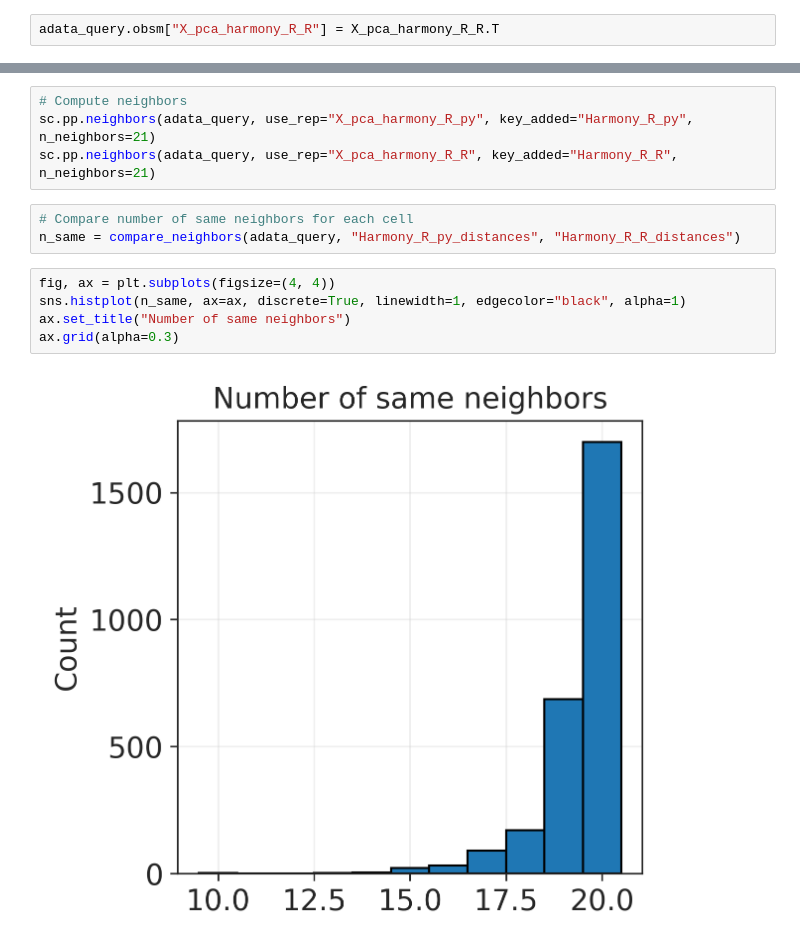
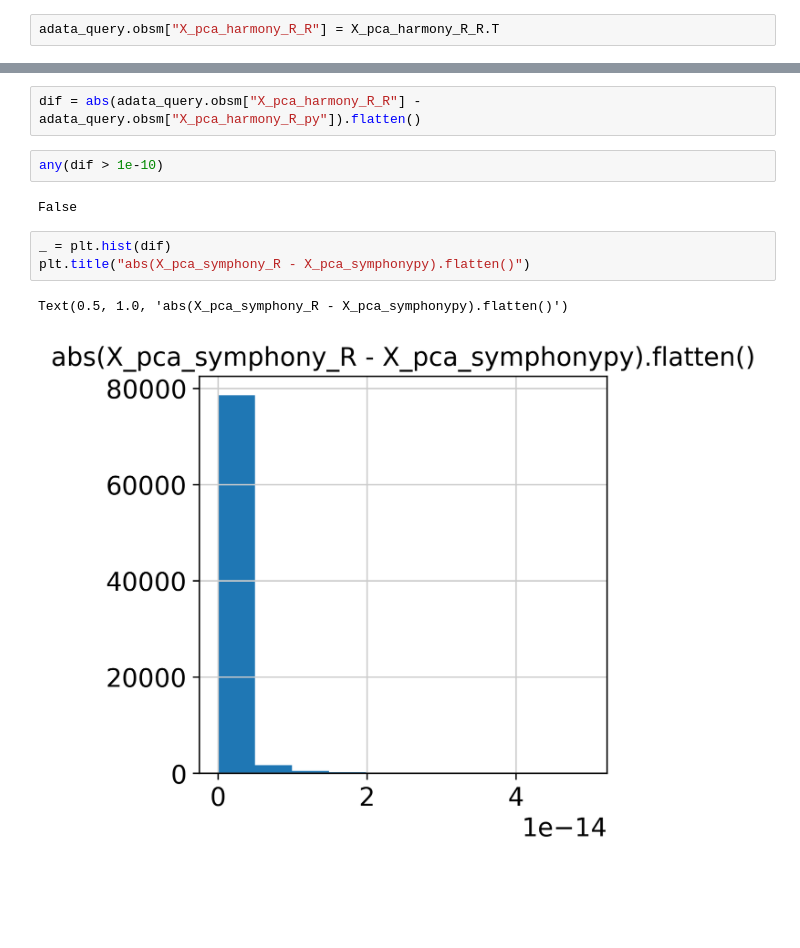
Before and after one commit to potulabe/symphonypy, a Jupyter notebook: benchmarking/Benchmarking_symphony.ipynb, the cells around one changed output, grey strips where cells are left out. Saved outputs shown, nothing was run; the diff lists cells and outputs as text; blank space fills up the shorter version.

```diff
--- a/benchmarking/Benchmarking_symphony.ipynb
+++ b/benchmarking/Benchmarking_symphony.ipynb
@@ -438,14 +308,12 @@ sc.pl.embedding(adata_query, basis="X_pca_harmony_R_R", ax=ax, show=False, frame
-# %%
-# Compute neighbors
-sc.pp.neighbors(adata_query, use_rep="X_pca_harmony_R_py", key_added="Harmony_R_py", n_neighbors=21)
-sc.pp.neighbors(adata_query, use_rep="X_pca_harmony_R_R", key_added="Harmony_R_R", n_neighbors=21)
-# %%
-# Compare number of same neighbors for each cell
-n_same = compare_neighbors(adata_query, "Harmony_R_py_distances", "Harmony_R_R_distances")
-# %%
-fig, ax = plt.subplots(figsize=(4, 4))
-sns.histplot(n_same, ax=ax, discrete=True, linewidth=1, edgecolor="black", alpha=1)
-ax.set_title("Number of same neighbors")
-ax.grid(alpha=0.3)
-# %% [output]
-[figure, removed]
+# %%
+dif = abs(adata_query.obsm["X_pca_harmony_R_R"] - adata_query.obsm["X_pca_harmony_R_py"]).flatten()
+# %%
+any(dif > 1e-10)
+# %% [output]
+False
+# %%
+_ = plt.hist(dif)
+plt.title("abs(X_pca_symphony_R - X_pca_symphonypy).flatten()")
+# %% [output]
+Text(0.5, 1.0, 'abs(X_pca_symphony_R - X_pca_symphonypy).flatten()')
+[figure, added]
```
Also changed, not shown: parts of 44 cells of this notebook, 5 other files.
